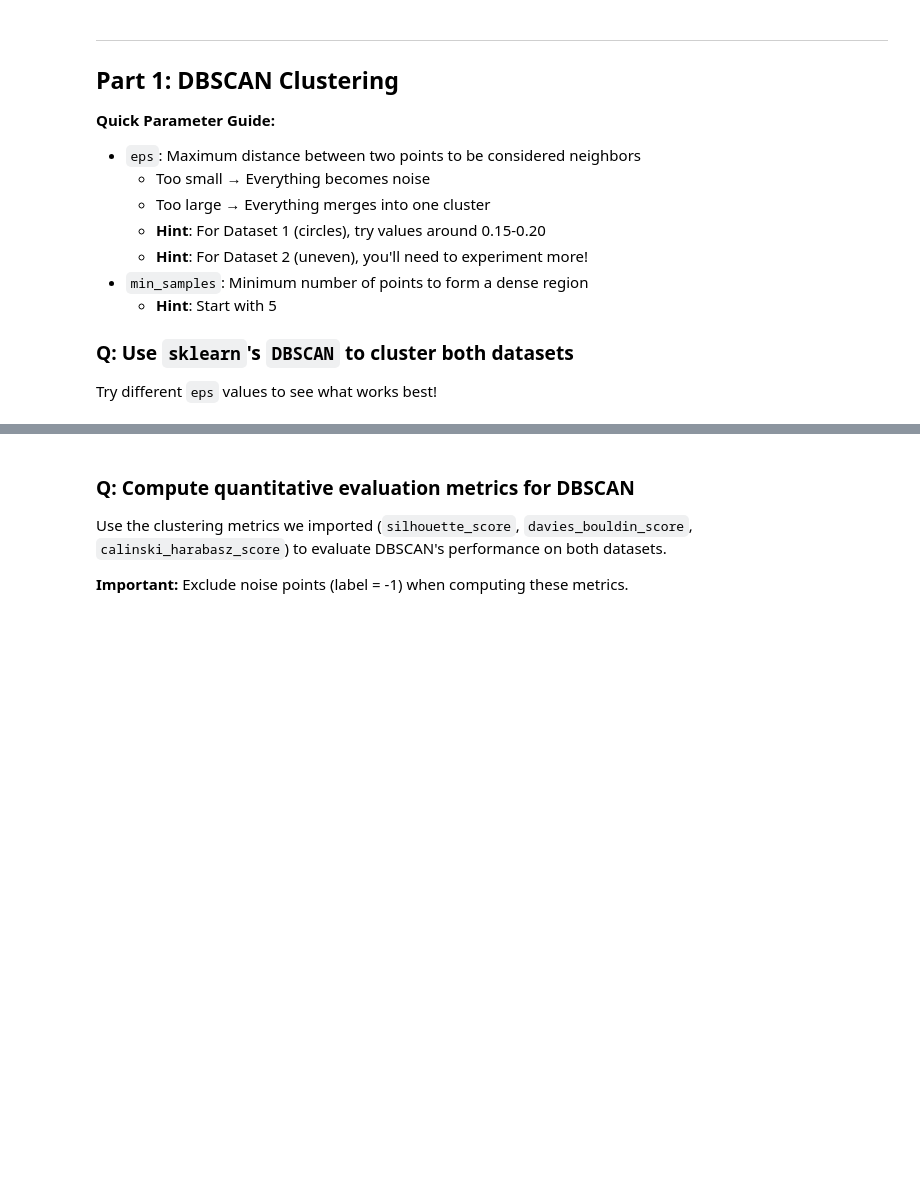
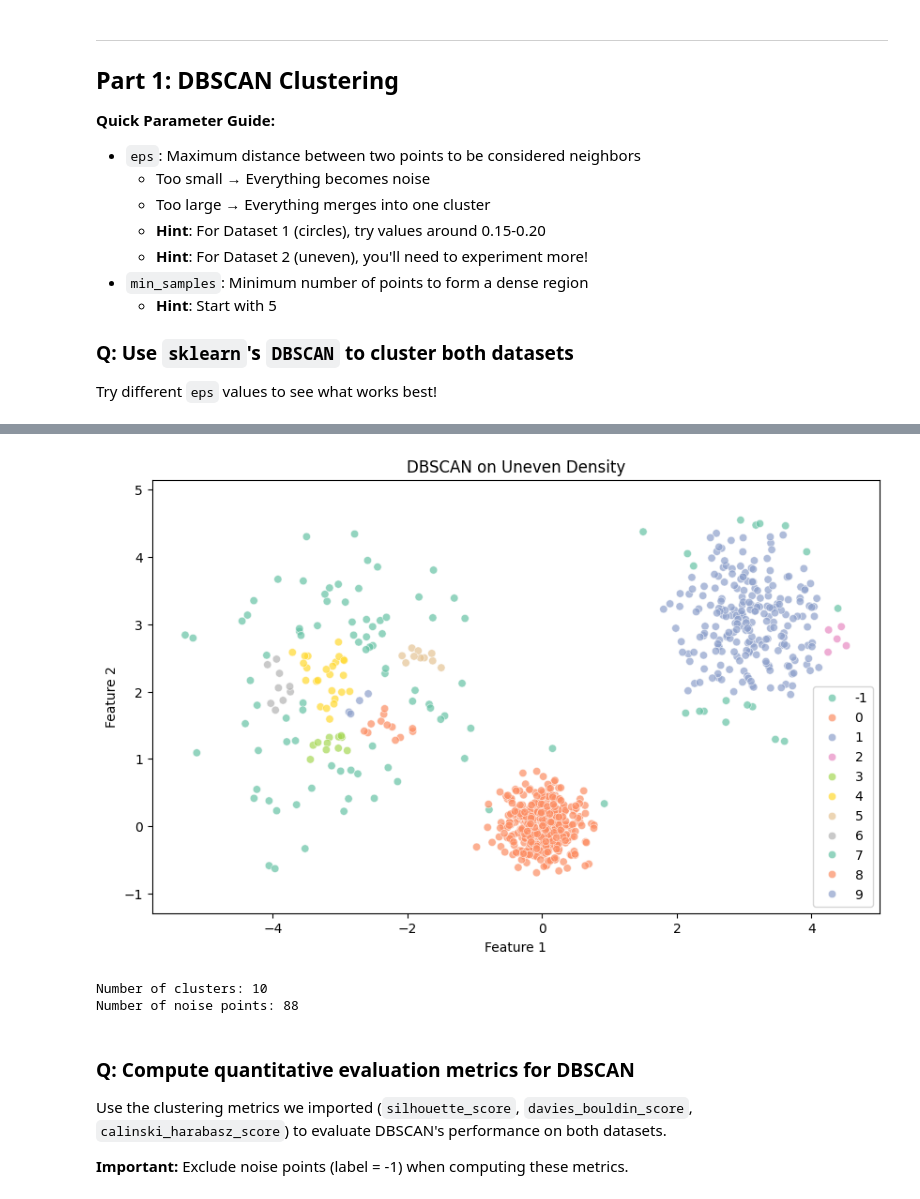
Before and after one commit to AK-256/bwsi-comp-problem-solving, a Jupyter notebook: mod6_unsupervised_learning/3_more_density_clustering.ipynb, the cells around one changed output, grey strips where cells are left out. Cells and saved outputs as stored; diff of their text form; code cells hidden in the pictures; blank space fills up the shorter version.

```diff
--- a/mod6_unsupervised_learning/3_more_density_clustering.ipynb
+++ b/mod6_unsupervised_learning/3_more_density_clustering.ipynb
@@ -123,25 +123,25 @@ Try different `eps` values to see what works best!
 # %%
-# DBSCAN on Dataset 2: Uneven Density Clusters
-# YOUR CODE HERE
-# dbscan_uneven = DBSCAN(eps=    , min_samples=    )
-# labels_dbscan_uneven = dbscan_uneven.fit_predict(     )
+dbscan_uneven = DBSCAN(eps=0.25, min_samples=5)
+labels_dbscan_uneven = dbscan_uneven.fit_predict(X_uneven)
 
-# Visualize clustering results
-# YOUR CODE HERE
-# plt.figure(figsize=(10, 6))
-# sns.scatterplot(x=     , y=     , hue=     , palette='Set2', alpha=0.7, legend='full')
-# plt.title('DBSCAN on Uneven Density')
-# plt.xlabel('Feature 1')
-# plt.ylabel('Feature 2')
-# plt.axis('equal')
-# plt.show()
+plt.figure(figsize=(10, 6))
+sns.scatterplot(x=X_uneven[:, 0], y=X_uneven[:, 1],
+                hue=labels_dbscan_uneven, palette='Set2',
+                alpha=0.7, legend='full')
+plt.title('DBSCAN on Uneven Density')
+plt.xlabel('Feature 1')
+plt.ylabel('Feature 2')
+plt.axis('equal')
+plt.show()
 
-# Print clustering statistics
-# YOUR CODE HERE
-# n_clusters_uneven = len(set(labels_dbscan_uneven)) - (1 if -1 in labels_dbscan_uneven else 0)
-# n_noise_uneven = list(labels_dbscan_uneven).count(-1)
-# print(f"Number of clusters: {n_clusters_uneven}")
-# print(f"Number of noise points: {n_noise_uneven}")
+n_clusters_uneven = len(set(labels_dbscan_uneven)) - (1 if -1 in labels_dbscan_uneven else 0)
+n_noise_uneven    = list(labels_dbscan_uneven).count(-1)
+print(f"Number of clusters: {n_clusters_uneven}")
+print(f"Number of noise points: {n_noise_uneven}")
+# %% [output]
+[figure, added]
+Number of clusters: 10
+Number of noise points: 88
 # %% [markdown]
 ### Q: Compute quantitative evaluation metrics for DBSCAN
 
```
Also changed, not shown: parts of 9 cells of this notebook, 1 other file.
